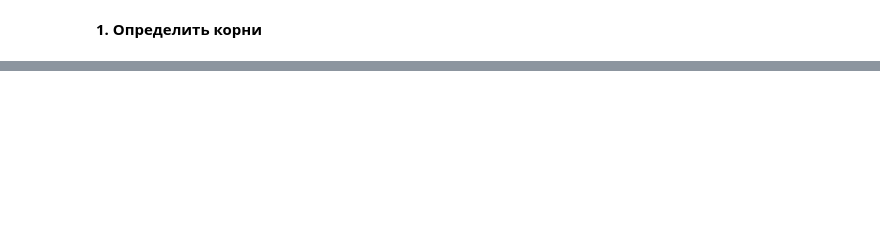
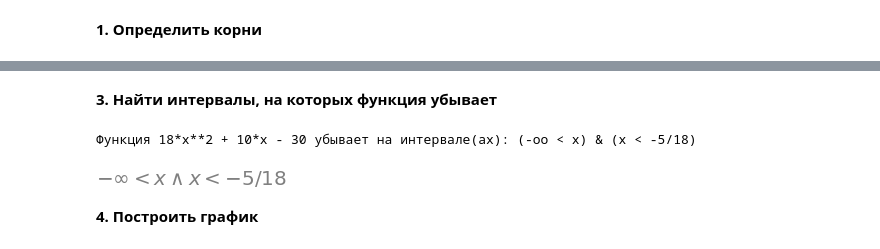
Before and after one commit to Dante-AleX/Python-Seminar-Final-Project, a Jupyter notebook: Task_001.ipynb, the cells around one changed output, grey strips where cells are left out. Drawn from its saved outputs; the diff is of its cells as text; code cells hidden in the pictures; blank space fills up the shorter version.

```diff
--- a/Task_001.ipynb
+++ b/Task_001.ipynb
@@ -30,3 +51,14 @@ fx
+# %% [markdown]
+**3. Найти интервалы, на которых функция убывает**
+# %%
+interval_2=solve(diff(fx)<0)
+print(f'Функция {fx} убывает на интервале(ах): {interval_2}')
+interval_2
+# %% [output]
+Функция 18*x**2 + 10*x - 30 убывает на интервале(ах): (-oo < x) & (x < -5/18)
+[figure, added]
+# %% [markdown]
+**4. Построить график**
 # %%
 p = plt(fx)
 # %% [output]
```
Also changed, not shown: parts of 7 cells of this notebook.
